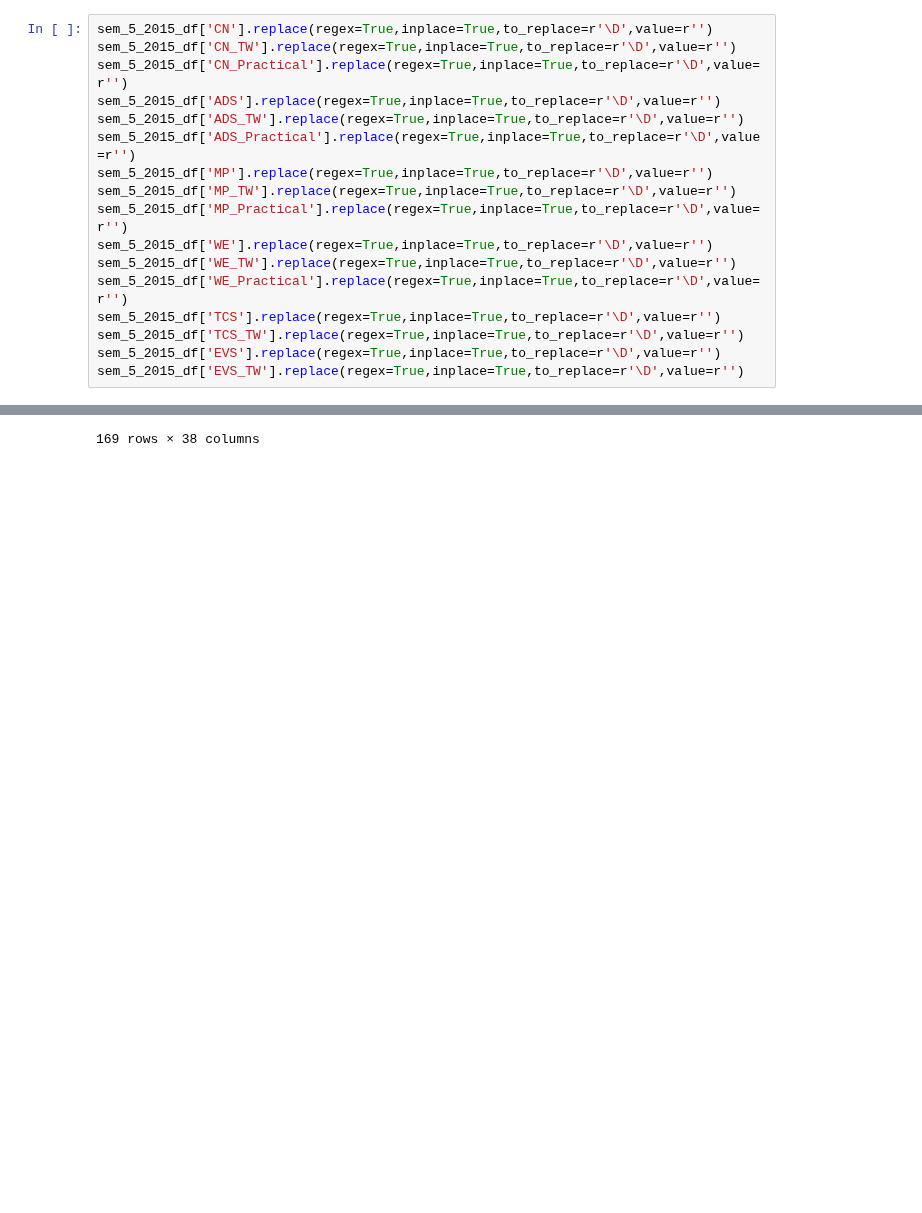
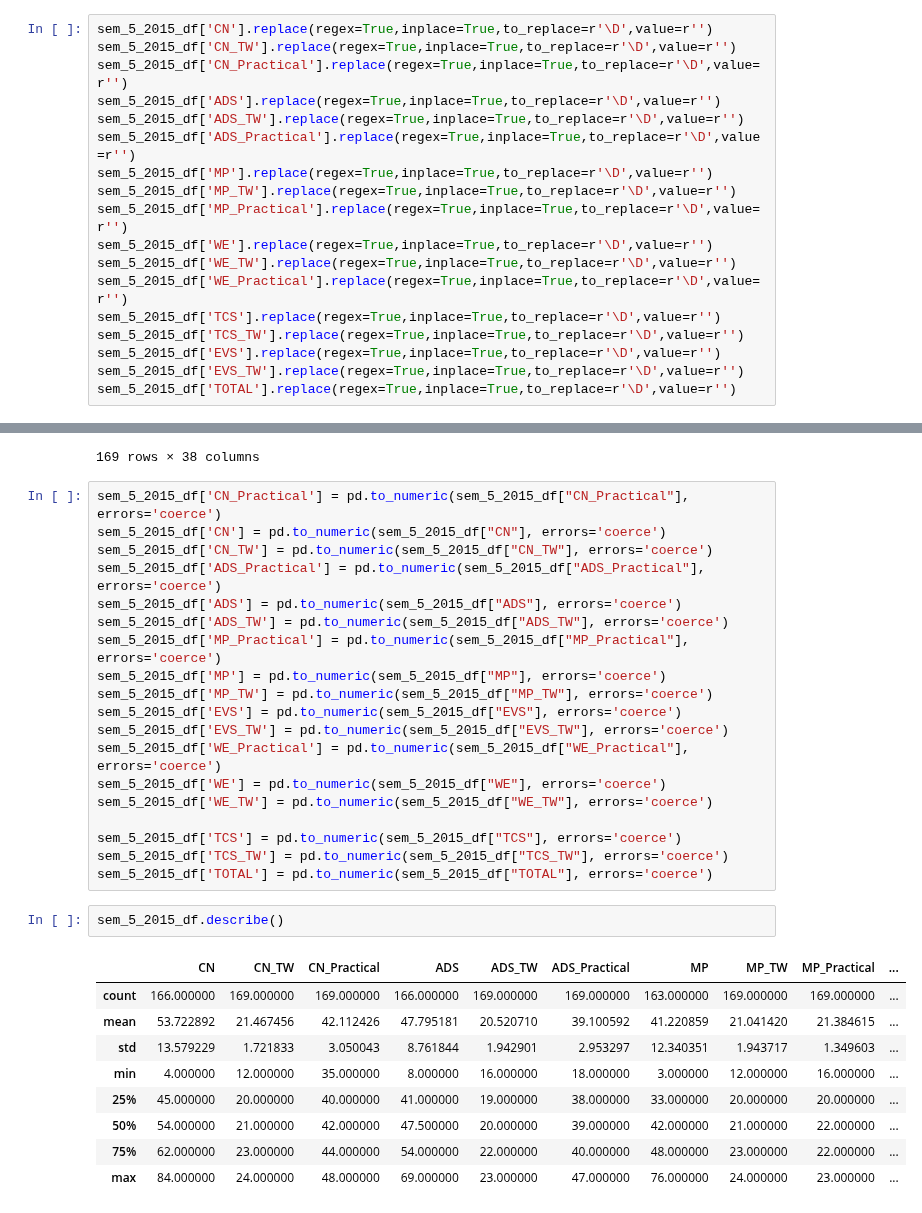
Before and after one commit to Purteeeek/Student-Placement-Guidance, a Jupyter notebook: Cleaning Notebooks/2015-Passouts/Sem-5_2015_Passout.ipynb, the cells around one changed output, grey strips where cells are left out. Drawn from its saved outputs; the diff is of its cells as text; blank space fills up the shorter version.

Commit message:
Changed the marks to numeric type without losing any values.

```diff
--- a/Cleaning Notebooks/2015-Passouts/Sem-5_2015_Passout.ipynb
+++ b/Cleaning Notebooks/2015-Passouts/Sem-5_2015_Passout.ipynb
@@ -98,6 +98,7 @@ sem_5_2015_df['TCS'].replace(regex=True,inplace=True,to_replace=r'\D',value=r'')
 sem_5_2015_df['TCS_TW'].replace(regex=True,inplace=True,to_replace=r'\D',value=r'')
 sem_5_2015_df['EVS'].replace(regex=True,inplace=True,to_replace=r'\D',value=r'')
 sem_5_2015_df['EVS_TW'].replace(regex=True,inplace=True,to_replace=r'\D',value=r'')
+sem_5_2015_df['TOTAL'].replace(regex=True,inplace=True,to_replace=r'\D',value=r'')
 # %%
 sem_5_2015_df
 # %% [output]
@@ -119,3 +120,34 @@ sem_5_2015_df
 | 170 | PC5208 | BHOITE KISHORI PRABHAR | 40 | E | 20 | E | 37 | ... |
 | 171 | PC5209 | BAJATHA GAURAV SINGH GOVIND | 40 | E | 20 | E | 40 | ... |
 169 rows × 38 columns
+# %%
+sem_5_2015_df['CN_Practical'] = pd.to_numeric(sem_5_2015_df["CN_Practical"], errors='coerce')
+sem_5_2015_df['CN'] = pd.to_numeric(sem_5_2015_df["CN"], errors='coerce')
+sem_5_2015_df['CN_TW'] = pd.to_numeric(sem_5_2015_df["CN_TW"], errors='coerce')
+sem_5_2015_df['ADS_Practical'] = pd.to_numeric(sem_5_2015_df["ADS_Practical"], errors='coerce')
+sem_5_2015_df['ADS'] = pd.to_numeric(sem_5_2015_df["ADS"], errors='coerce')
+sem_5_2015_df['ADS_TW'] = pd.to_numeric(sem_5_2015_df["ADS_TW"], errors='coerce')
+sem_5_2015_df['MP_Practical'] = pd.to_numeric(sem_5_2015_df["MP_Practical"], errors='coerce')
+sem_5_2015_df['MP'] = pd.to_numeric(sem_5_2015_df["MP"], errors='coerce')
+sem_5_2015_df['MP_TW'] = pd.to_numeric(sem_5_2015_df["MP_TW"], errors='coerce')
+sem_5_2015_df['EVS'] = pd.to_numeric(sem_5_2015_df["EVS"], errors='coerce')
+sem_5_2015_df['EVS_TW'] = pd.to_numeric(sem_5_2015_df["EVS_TW"], errors='coerce')
+sem_5_2015_df['WE_Practical'] = pd.to_numeric(sem_5_2015_df["WE_Practical"], errors='coerce')
+sem_5_2015_df['WE'] = pd.to_numeric(sem_5_2015_df["WE"], errors='coerce')
+sem_5_2015_df['WE_TW'] = pd.to_numeric(sem_5_2015_df["WE_TW"], errors='coerce')
+
+sem_5_2015_df['TCS'] = pd.to_numeric(sem_5_2015_df["TCS"], errors='coerce')
+sem_5_2015_df['TCS_TW'] = pd.to_numeric(sem_5_2015_df["TCS_TW"], errors='coerce')
+sem_5_2015_df['TOTAL'] = pd.to_numeric(sem_5_2015_df["TOTAL"], errors='coerce')
+# %%
+sem_5_2015_df.describe()
+# %% [output]
+|  | CN | CN_TW | CN_Practical | ADS | ADS_TW | ADS_Practical | MP | MP_TW | MP_Practical | ... |
+| count | 166.000000 | 169.000000 | 169.000000 | 166.000000 | 169.000000 | 169.000000 | 163.000000 | 169.000000 | 169.000000 | ... |
+| mean | 53.722892 | 21.467456 | 42.112426 | 47.795181 | 20.520710 | 39.100592 | 41.220859 | 21.041420 | 21.384615 | ... |
+| std | 13.579229 | 1.721833 | 3.050043 | 8.761844 | 1.942901 | 2.953297 | 12.340351 | 1.943717 | 1.349603 | ... |
+| min | 4.000000 | 12.000000 | 35.000000 | 8.000000 | 16.000000 | 18.000000 | 3.000000 | 12.000000 | 16.000000 | ... |
+| 25% | 45.000000 | 20.000000 | 40.000000 | 41.000000 | 19.000000 | 38.000000 | 33.000000 | 20.000000 | 20.000000 | ... |
+| 50% | 54.000000 | 21.000000 | 42.000000 | 47.500000 | 20.000000 | 39.000000 | 42.000000 | 21.000000 | 22.000000 | ... |
+| 75% | 62.000000 | 23.000000 | 44.000000 | 54.000000 | 22.000000 | 40.000000 | 48.000000 | 23.000000 | 22.000000 | ... |
+| max | 84.000000 | 24.000000 | 48.000000 | 69.000000 | 23.000000 | 47.000000 | 76.000000 | 24.000000 | 23.000000 | ... |
```
